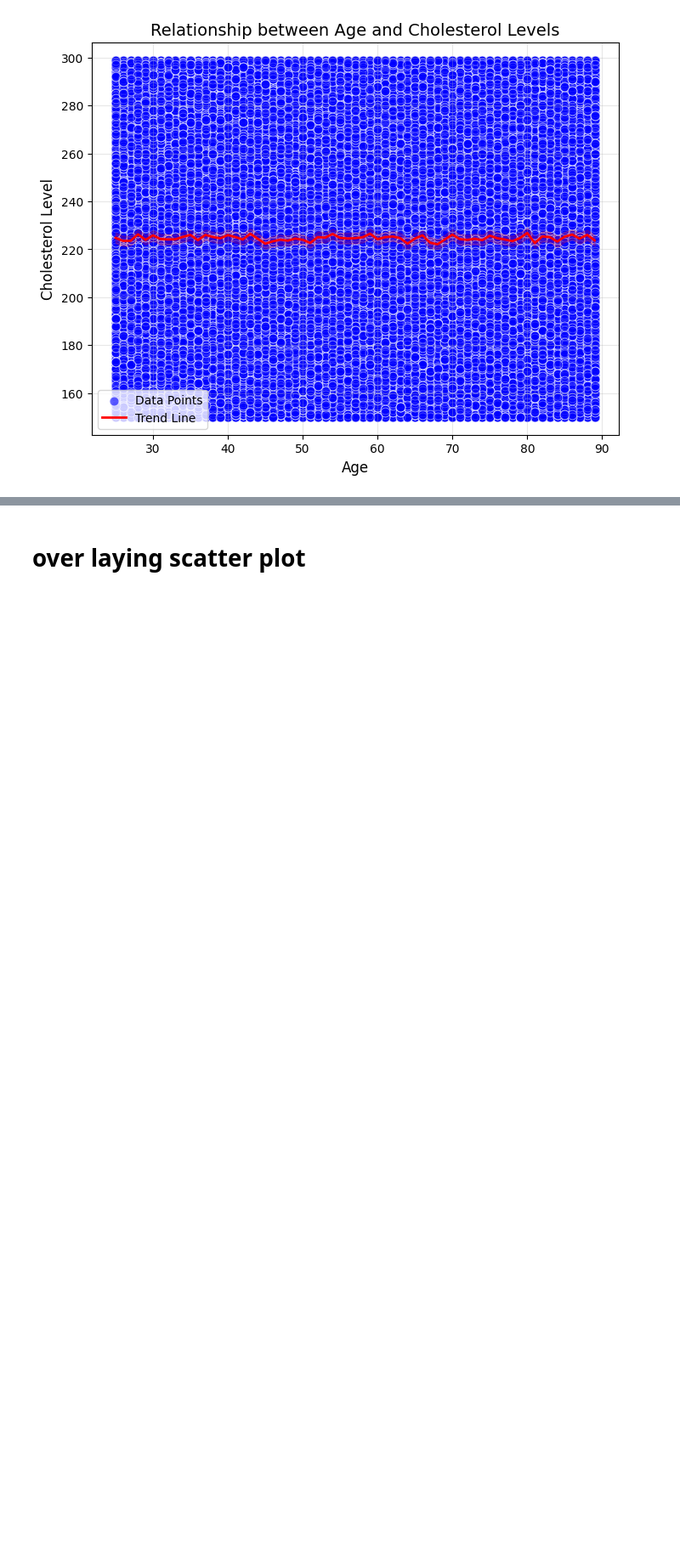
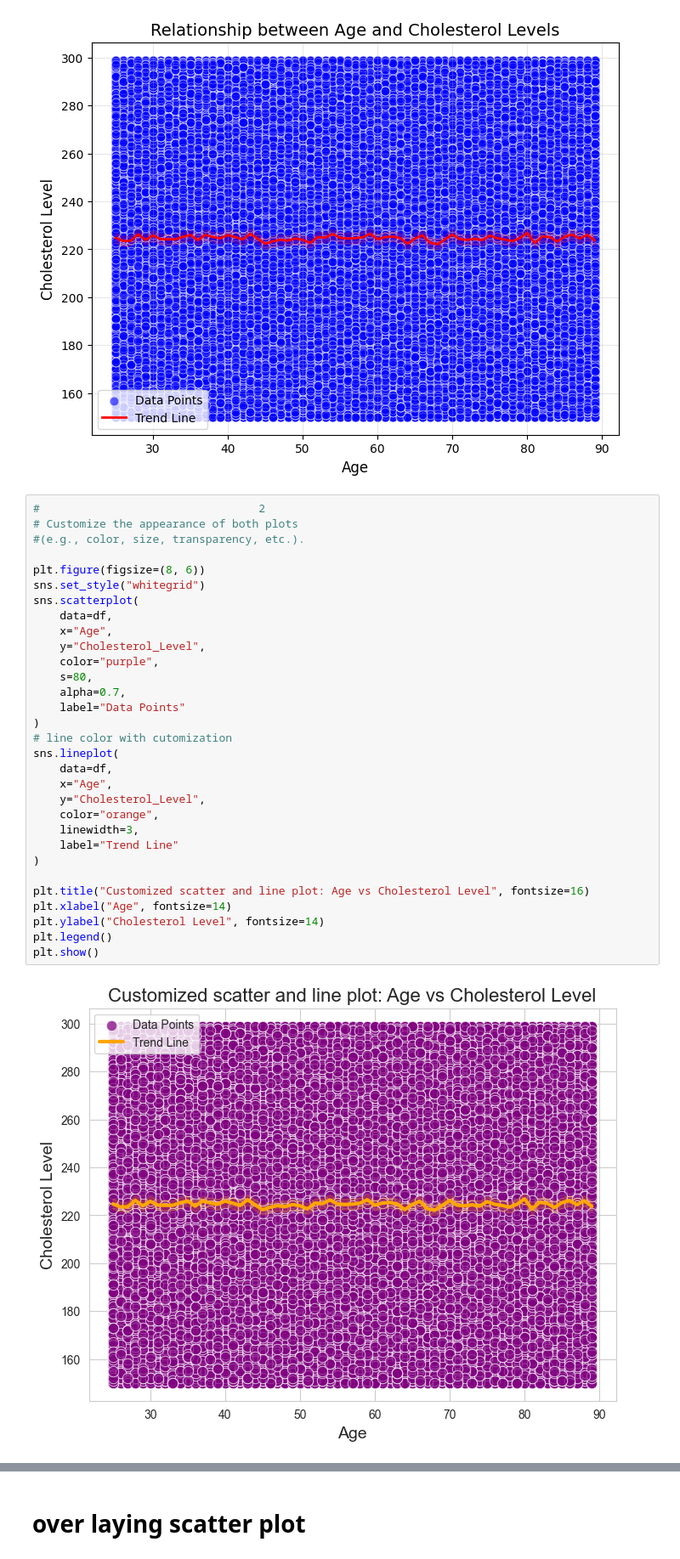
Before and after one commit to Oakdavid/heart_attack_data_analysis, a Jupyter notebook: assignment1.ipynb, the cells around one changed output, grey strips where cells are left out. Shown at 85% size. Drawn from its saved outputs; the diff is of its cells as text; blank space fills up the shorter version.

Commit message:
scattered line plot

```diff
--- a/assignment1.ipynb
+++ b/assignment1.ipynb
@@ -107,3 +107,36 @@ plt.grid(True, alpha=0.3)
 plt.show()
 # %% [output]
 [figure]
+# %%
+#                                 2
+# Customize the appearance of both plots
+#(e.g., color, size, transparency, etc.).
+
+plt.figure(figsize=(8, 6))
+sns.set_style("whitegrid")
+sns.scatterplot(
+    data=df,
+    x="Age",
+    y="Cholesterol_Level",
+    color="purple",
+    s=80,
+    alpha=0.7,
+    label="Data Points"
+)
+# line color with cutomization
+sns.lineplot(
+    data=df,
+    x="Age",
+    y="Cholesterol_Level",
+    color="orange",
+    linewidth=3,
+    label="Trend Line"
+)
+
+plt.title("Customized scatter and line plot: Age vs Cholesterol Level", fontsize=16)
+plt.xlabel("Age", fontsize=14)
+plt.ylabel("Cholesterol Level", fontsize=14)
+plt.legend()
+plt.show()
+# %% [output]
+[figure, added]
```
Also changed, not shown: parts of 2 cells of this notebook.
